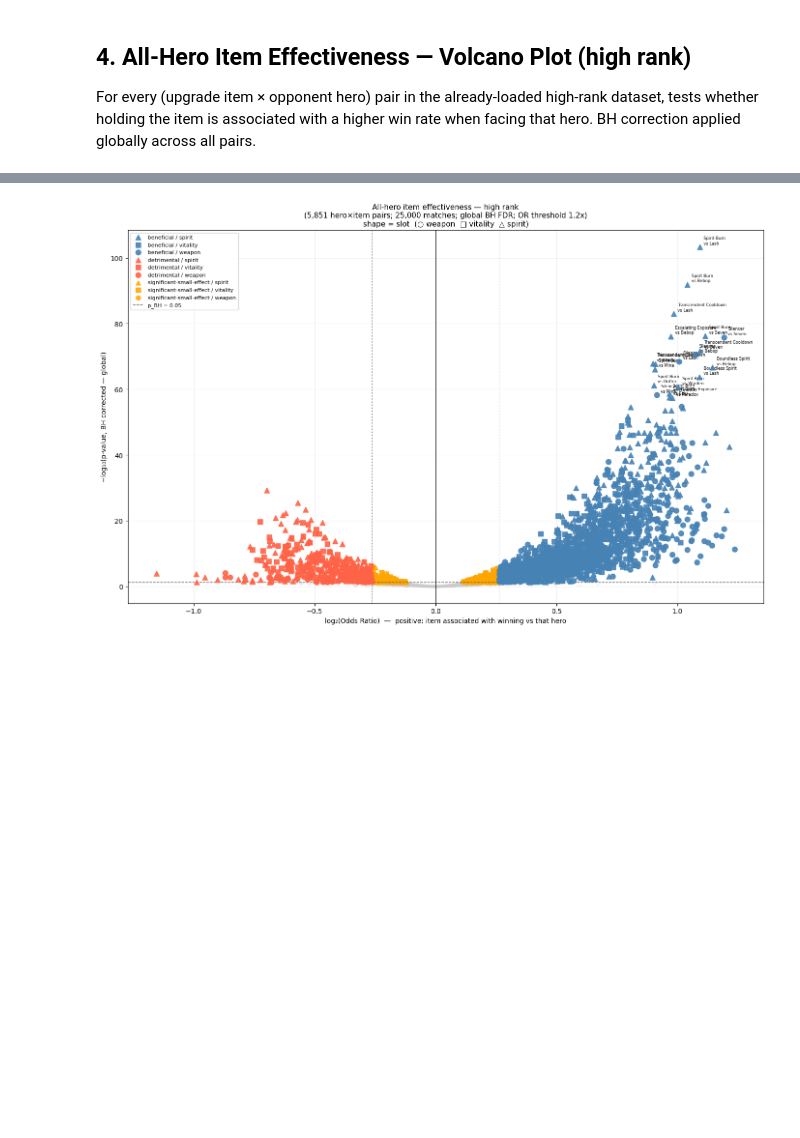
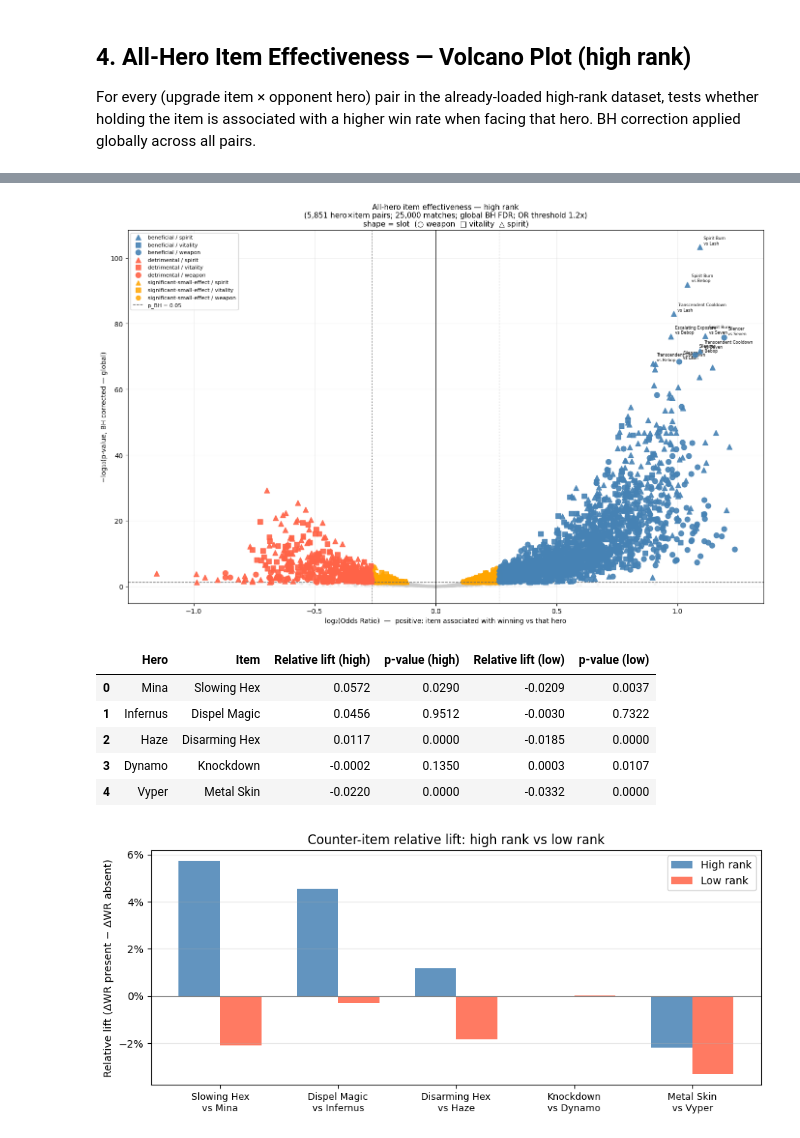
Before and after one commit to swstevens/604-Final-Deadlock-Item-Effectiveness-Study, a Jupyter notebook: final.ipynb, the cells around one changed output, grey strips where cells are left out. Saved outputs shown, nothing was run; the diff lists cells and outputs as text; code cells hidden in the pictures; blank space fills up the shorter version.

```diff
--- a/final.ipynb
+++ b/final.ipynb
@@ -473,7 +606,7 @@ ax.axvline( log2_thresh, color='dimgrey', linestyle=':', linewidth=0.8)
 ax.axvline(-log2_thresh, color='dimgrey', linestyle=':', linewidth=0.8)
 ax.axvline(0,            color='black',   linewidth=0.5)
 
-sig_top = vdf[vdf['category'].isin(['beneficial', 'detrimental'])].nlargest(20, 'neg_log10_bh')
+sig_top = vdf[vdf['category'].isin(['beneficial', 'detrimental'])].nlargest(10, 'neg_log10_bh')
 for _, row in sig_top.iterrows():
     ax.annotate(f"{row['item']}\nvs {row['hero']}",
                 xy=(row['log2_or'], row['neg_log10_bh']),
@@ -495,7 +628,53 @@ ax.legend(dict(zip(labels, handles)).values(), dict(zip(labels, handles)).keys()
           loc='upper left', fontsize=8, framealpha=0.85)
 ax.grid(alpha=0.2)
 plt.tight_layout()
-plt.savefig(f'{FIGURES_DIR}/04_volcano_high_rank.png', dpi=150, bbox_inches='tight')
+plt.savefig(f'{FIGURES_DIR}/04_volcano.png', dpi=150, bbox_inches='tight')
 plt.show()
 # %% [output]
-[figure, old version]
+[figure, new version]
+# %%
+## 5. Cross-Rank Comparison
+
+import os
+
+high_csv = 'figures/recent_high/counter_item_summary.csv'
+low_csv  = 'figures/recent_low/counter_item_summary.csv'
+
+if not os.path.exists(high_csv) or not os.path.exists(low_csv):
+    print("Run the notebook with recent_high and recent_low presets first to generate both CSVs.")
+else:
+    hi = pd.read_csv(high_csv)[['Hero', 'Item', 'Relative lift', "Cramér's V", 'p-value']]
+    lo = pd.read_csv(low_csv)[['Hero', 'Item', 'Relative lift', "Cramér's V", 'p-value']]
+
+    cmp = hi.merge(lo, on=['Hero', 'Item'], suffixes=(' (high)', ' (low)'))
+    cmp = cmp.sort_values("Relative lift (high)", ascending=False).reset_index(drop=True)
+    display(cmp[['Hero', 'Item',
+                 'Relative lift (high)', 'p-value (high)',
+                 'Relative lift (low)',  'p-value (low)']])
+
+    fig, ax = plt.subplots(figsize=(9, 4))
+    labels = [f"{r['Item']}\nvs {r['Hero']}" for _, r in cmp.iterrows()]
+    x = np.arange(len(labels))
+    w = 0.35
+    ax.bar(x - w/2, cmp['Relative lift (high)'], w, label='High rank', color='steelblue', alpha=0.85)
+    ax.bar(x + w/2, cmp['Relative lift (low)'],  w, label='Low rank',  color='tomato',    alpha=0.85)
+    ax.axhline(0, color='grey', linewidth=0.8)
+    ax.set_xticks(x)
+    ax.set_xticklabels(labels, fontsize=9)
+    ax.set_ylabel('Relative lift (ΔWR present − ΔWR absent)')
+    ax.set_title('Counter-item relative lift: high rank vs low rank')
+    ax.yaxis.set_major_formatter('{x:.0%}')
+    ax.legend()
+    ax.grid(axis='y', alpha=0.3)
+    plt.tight_layout()
+    os.makedirs('figures', exist_ok=True)
+    plt.savefig('figures/05_cross_rank_comparison.png', dpi=150, bbox_inches='tight')
+    plt.show()
+# %% [output]
+|  | Hero | Item | Relative lift (high) | p-value (high) | Relative lift (low) | p-value (low) |
+| 0 | Mina | Slowing Hex | 0.0572 | 0.0290 | -0.0209 | 0.0037 |
+| 1 | Infernus | Dispel Magic | 0.0456 | 0.9512 | -0.0030 | 0.7322 |
+| 2 | Haze | Disarming Hex | 0.0117 | 0.0000 | -0.0185 | 0.0000 |
+| 3 | Dynamo | Knockdown | -0.0002 | 0.1350 | 0.0003 | 0.0107 |
+| 4 | Vyper | Metal Skin | -0.0220 | 0.0000 | -0.0332 | 0.0000 |
+[figure, added]
```
Also changed, not shown: parts of 8 cells of this notebook, 1 other file.
